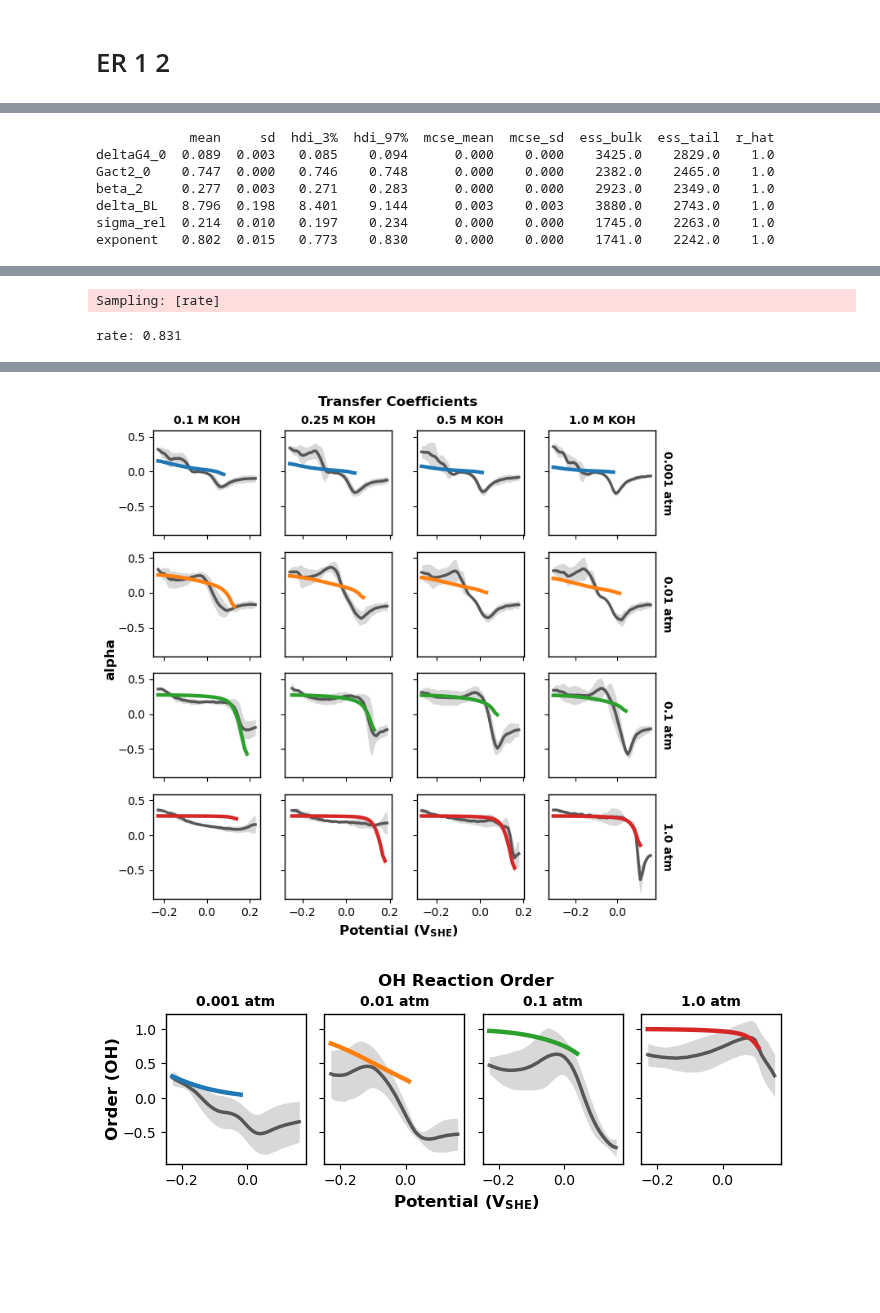
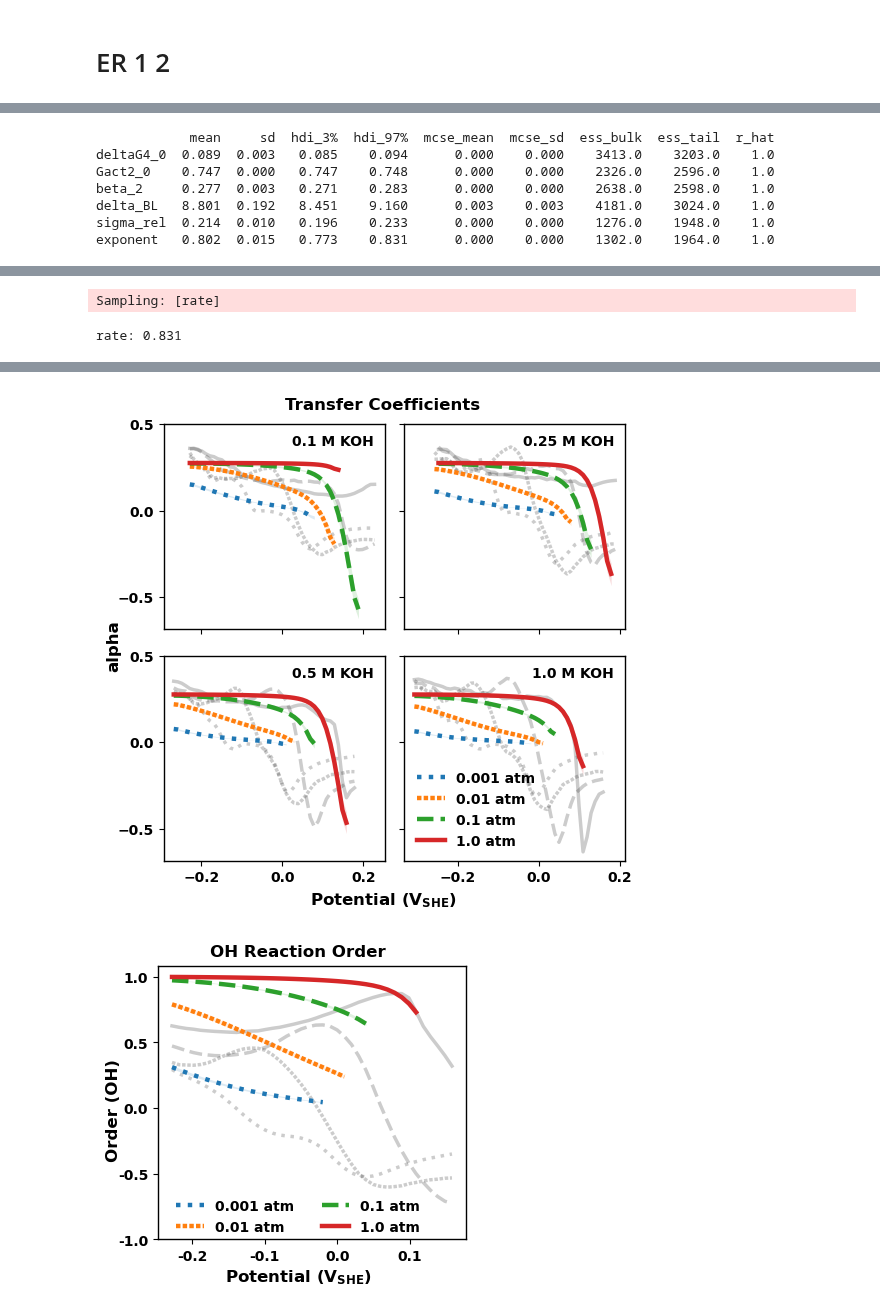
Before and after one commit to awasthivarun/MKM, a Jupyter notebook: CO_oxidation/Pt100_KOH_raw/Pt100_KOH.ipynb, the cells around one changed output, grey strips where cells are left out. Saved outputs shown, nothing was run; the diff lists cells and outputs as text; code cells hidden in the pictures; blank space fills up the shorter version.

```diff
--- a/CO_oxidation/Pt100_KOH_raw/Pt100_KOH.ipynb
+++ b/CO_oxidation/Pt100_KOH_raw/Pt100_KOH.ipynb
@@ -38,15 +38,16 @@ with pm.Model() as ER_2:
     term_CO = log_K1 + np.log(P_CO_in)
     term_OH = log_K4 + np.log(C_KOH_in)
     zeros = pt.zeros_like(term_CO)
-    log_Q_ideal = pt.logsumexp(pt.stack([zeros, term_CO, term_OH]), axis=0)
-    theta_CO = pm.Deterministic('theta_CO', pt.minimum(0.8, pt.exp(term_CO - log_Q_ideal)))
-    slack = 1.0 - theta_CO
-    log_Q_other = pt.logsumexp(pt.stack([zeros, term_OH]), axis=0)
-    theta_OH = pm.Deterministic('theta_OH', slack * pt.exp(term_OH - log_Q_other))
-    theta_empty = pm.Deterministic('theta_empty', slack * pt.exp(-log_Q_other))
+    log_theta = - pt.logsumexp(pt.stack([zeros, term_CO, term_OH]), axis=0)
+    log_theta_CO = term_CO + log_theta
+    log_theta_OH = term_OH + log_theta
+
+    theta_CO = pm.Deterministic('theta_CO', pt.exp(log_theta_CO))
+    theta_OH = pm.Deterministic('theta_OH', pt.exp(log_theta_OH))
+    theta_empty = pm.Deterministic('theta_empty', pt.exp(log_theta))
 
     # Rate expression
-    log_rate = log_k2 + pt.log(theta_CO) + np.log(C_KOH_in)
+    log_rate = log_k2 + log_theta_CO + np.log(C_KOH_in)
     rate = observables(log_rate)
 
 trace_ER_2, loo_ER_2 = fit_and_evaluate(ER_2)
@@ -131,10 +134,8 @@ with pm.Model() as ER_1_2:
     theta_empty = pm.Deterministic('theta_empty', pt.exp(log_theta))
 
     # Rate expression
-    log_rate_model = log_k2 + np.log(C_KOH_in) + log_theta_CO
-    log_rate = observables(log_rate_model)
-
-    phi_fick = pm.Deterministic('phi_fick', pt.exp(log_k1 + np.log(P_CO_in) - log_rate_model))
+    log_rate = log_k2 + np.log(C_KOH_in) + log_theta_CO
+    rate = observables(log_rate)
 
 trace_ER_1_2, loo_ER_1_2 = fit_and_evaluate(ER_1_2)
 # %% [output]
@@ -165,11 +166,13 @@ Pareto k diagnostic values:
 # %%
 ppc_ER_1_2 = plot_posteriors(trace_ER_1_2, ER_1_2, plot_target)
-plot_model_fits(trace_ER_1_2, ppc_ER_1_2); plot_coverages(trace_ER_1_2)
+plot_model_fits(trace_ER_1_2, ppc_ER_1_2, consolidated=True); plot_coverages(trace_ER_1_2)
+plot_drc(ER_1_2, trace_ER_1_2, perturb_vars=['delta_BL', 'Gact2_0'], perturb_labels=['CO ads', 'ER'],
+         var_types={'delta_BL': 'resistance', 'Gact2_0': 'Gact'}, target=plot_target)
 # %% [output]
             mean     sd  hdi_3%  hdi_97%  mcse_mean  mcse_sd  ess_bulk  ess_tail  r_hat
-deltaG4_0  0.089  0.003   0.085    0.094      0.000    0.000    3425.0    2829.0    1.0
-Gact2_0    0.747  0.000   0.746    0.748      0.000    0.000    2382.0    2465.0    1.0
-beta_2     0.277  0.003   0.271    0.283      0.000    0.000    2923.0    2349.0    1.0
-delta_BL   8.796  0.198   8.401    9.144      0.003    0.003    3880.0    2743.0    1.0
-sigma_rel  0.214  0.010   0.197    0.234      0.000    0.000    1745.0    2263.0    1.0
-exponent   0.802  0.015   0.773    0.830      0.000    0.000    1741.0    2242.0    1.0
+deltaG4_0  0.089  0.003   0.085    0.094      0.000    0.000    3413.0    3203.0    1.0
+Gact2_0    0.747  0.000   0.747    0.748      0.000    0.000    2326.0    2596.0    1.0
+beta_2     0.277  0.003   0.271    0.283      0.000    0.000    2638.0    2598.0    1.0
+delta_BL   8.801  0.192   8.451    9.160      0.003    0.003    4181.0    3024.0    1.0
+sigma_rel  0.214  0.010   0.196    0.233      0.000    0.000    1276.0    1948.0    1.0
+exponent   0.802  0.015   0.773    0.831      0.000    0.000    1302.0    1964.0    1.0
@@ -181,3 +184,3 @@ rate: 0.831
 [figure]
-[figure, old version]
+[figure, new version]
-[figure, old version]
+[figure, new version]
```
Also changed, not shown: parts of 4 cells of this notebook, 1 other file.
